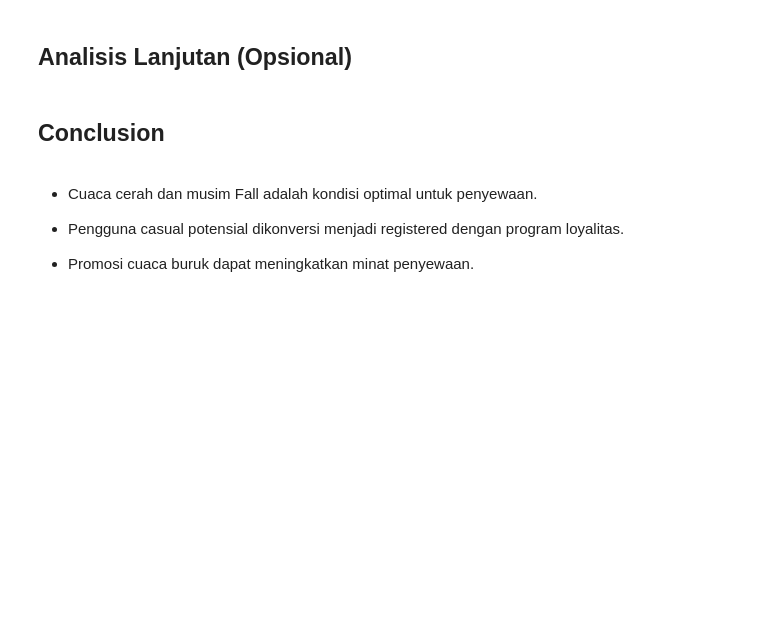
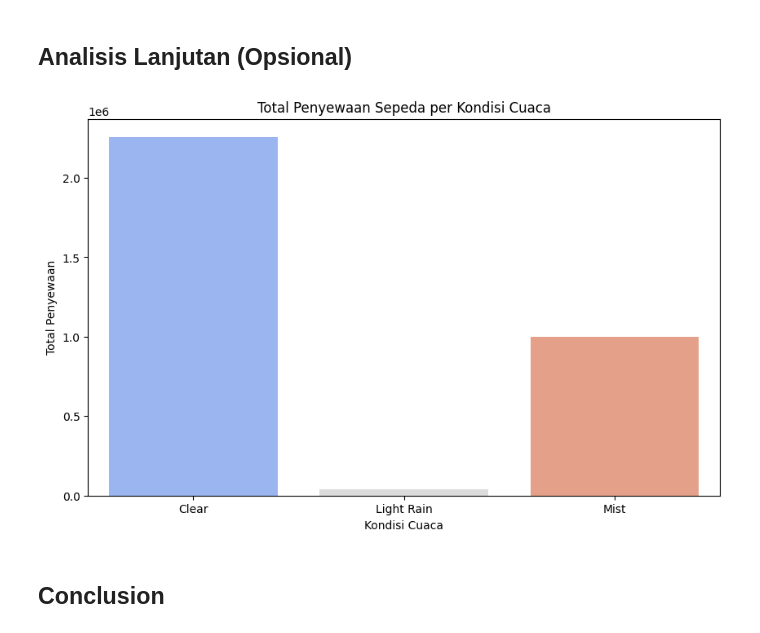
Before and after one commit to rifqiiabdan/Bike-Sharing-Analysis-Project, a Jupyter notebook: notebook/analysis.ipynb, the cells around one changed output. Drawn from its saved outputs; the diff is of its cells as text; code cells hidden in the pictures; blank space fills up the shorter version.

```diff
--- a/notebook/analysis.ipynb
+++ b/notebook/analysis.ipynb
@@ -164,10 +183,15 @@ plt.show()
 # %% [markdown]
 ## Analisis Lanjutan (Opsional)
+# %%
+# Analisis pengaruh cuaca terhadap penyewaan
+weather_total = df.groupby('weathersit')['cnt'].sum().reset_index()
+plt.figure(figsize=(10, 6))
+sns.barplot(x='weathersit', y='cnt', data=weather_total, palette='coolwarm')
+plt.title('Total Penyewaan Sepeda per Kondisi Cuaca')
+plt.xlabel('Kondisi Cuaca')
+plt.ylabel('Total Penyewaan')
+plt.show()
+# %% [output]
+[figure, added]
 # %% [markdown]
 ## Conclusion
-# %% [markdown]
-- Cuaca cerah dan musim Fall adalah kondisi optimal untuk penyewaan.
-
-- Pengguna casual potensial dikonversi menjadi registered dengan program loyalitas.
-
-- Promosi cuaca buruk dapat meningkatkan minat penyewaan.
```
Also changed, not shown: parts of 20 cells of this notebook, 2 other files.
